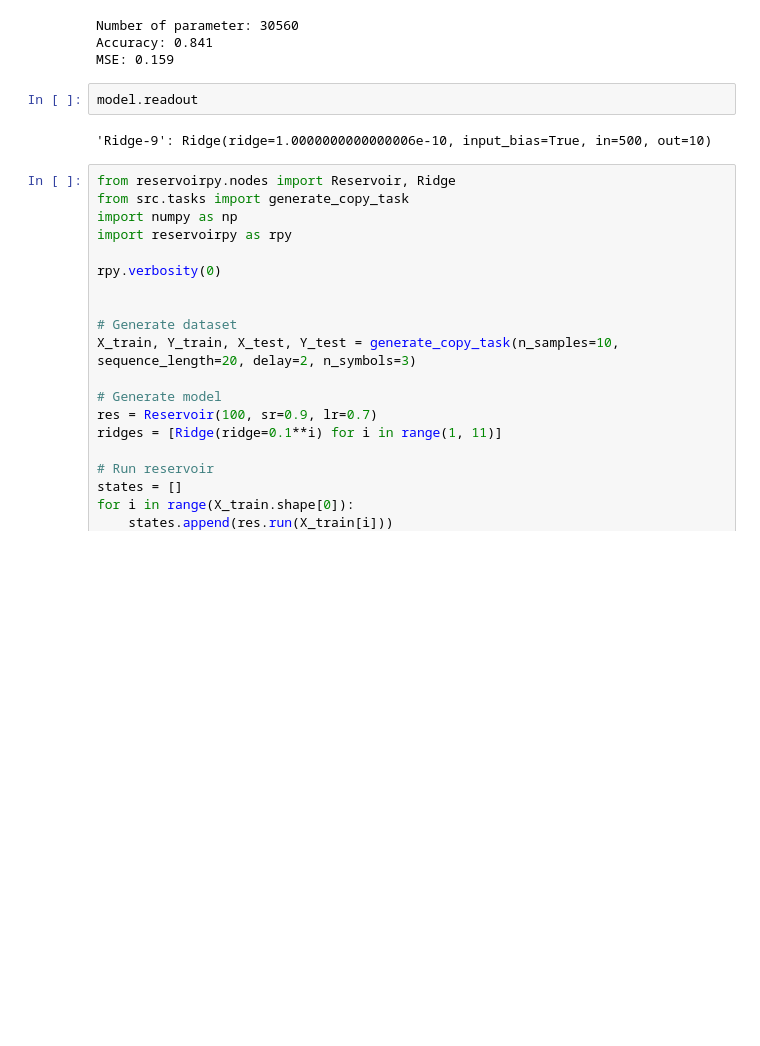
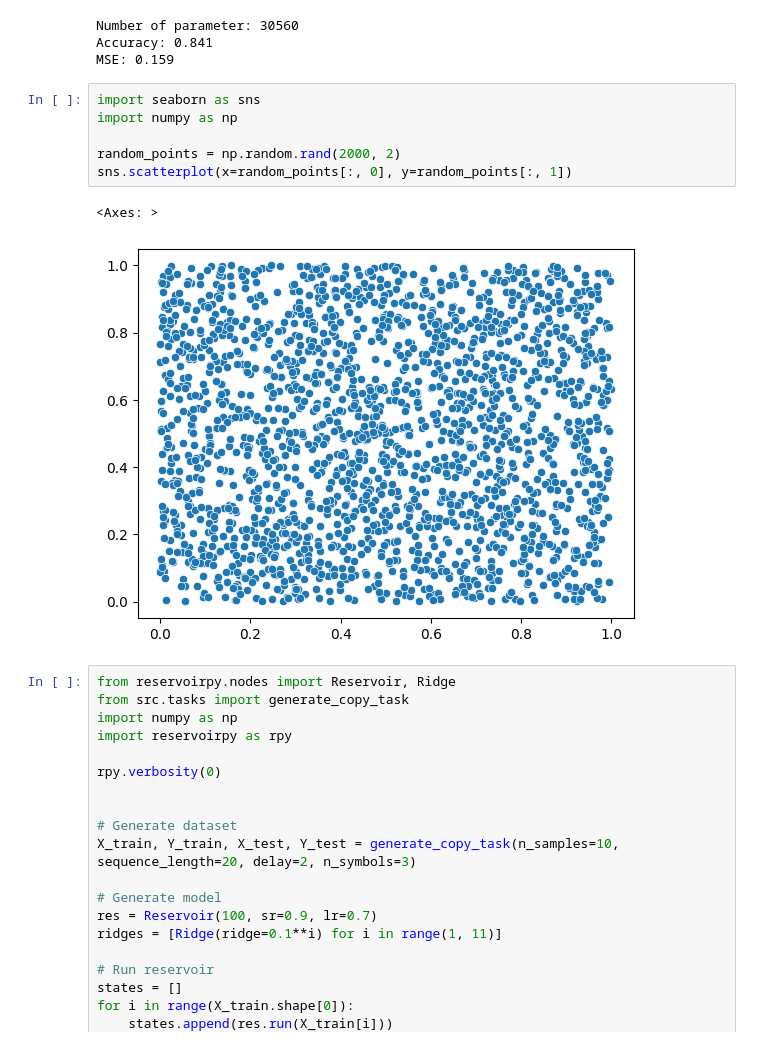
Before and after one commit to Naowak/STREAM-benchmark, a Jupyter notebook: test.ipynb, the cells around one changed output. Drawn from its saved outputs; the diff is of its cells as text; blank space fills up the shorter version.

```diff
--- a/test.ipynb
+++ b/test.ipynb
@@ -267,10 +267,15 @@ print("MSE:", mse)
 Number of parameter: 30560
 Accuracy: 0.841
 MSE: 0.159
-# %%
-model.readout
-# %% [output]
-'Ridge-9': Ridge(ridge=1.0000000000000006e-10, input_bias=True, in=500, out=10)
+# %%
+import seaborn as sns
+import numpy as np
+
+random_points = np.random.rand(2000, 2)
+sns.scatterplot(x=random_points[:, 0], y=random_points[:, 1])
+# %% [output]
+<Axes: >
+[figure, added]
 # %%
 from reservoirpy.nodes import Reservoir, Ridge
 from src.tasks import generate_copy_task
```
Also changed, not shown: parts of 2 cells of this notebook, 4 other files.
